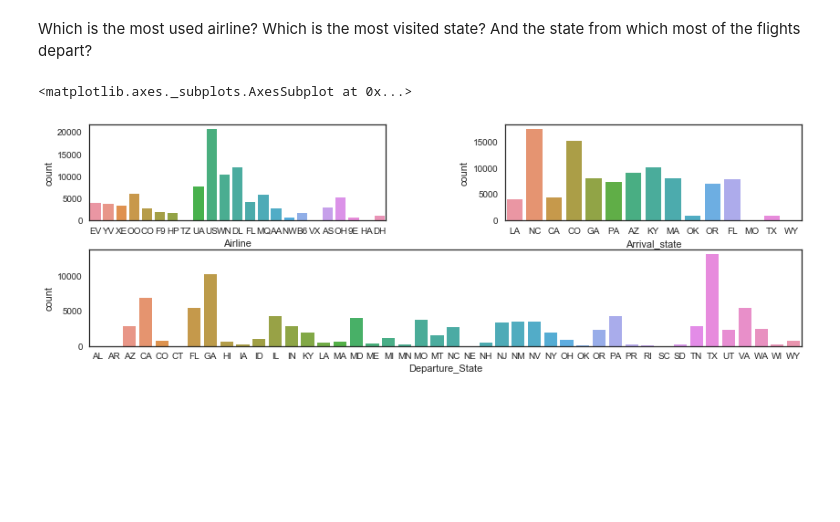
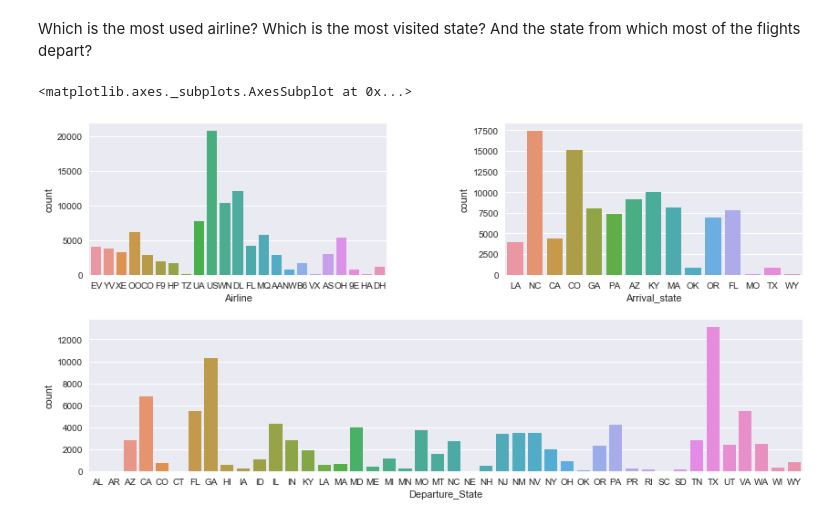
Before and after one commit to alemelis/airplanes, a Jupyter notebook: src/airplanes.ipynb, the cells around one changed output. Drawn from its saved outputs; the diff is of its cells as text; code cells hidden in the pictures; blank space fills up the shorter version.

```diff
--- a/src/airplanes.ipynb
+++ b/src/airplanes.ipynb
@@ -95,3 +99,19 @@ routes = flights.drop_duplicates(subset=["Departure_Airport", "Arrival_airport"]
+# %%
+# datetimes = []
+years = []
+months = []
+days = []
+for date in flights["Date"]:
+    dt = datetime.strptime(date, "%Y-%m-%d")
+#     datetimes.append(dt)
+    years.append(dt.year)
+    months.append(dt.month)
+    days.append(dt.day)
+
+# weather["datetime"] = datetimes
+flights["year"] = years
+flights["month"] = months
+flights["day"] = days
 # %%
 #date to float
 # flights["Date"] = pd.to_datetime(flights["Date"])
@@ -180,17 +189,16 @@ Text(0,0.5,'Delay (minutes)')
 # %% [markdown]
 Which is the most used airline? Which is the most visited state? And the state from which most of the flights depart?
 # %%
+sns.set(font_scale=1)
 f = plt.figure(2, figsize=(14,7))
-grid = plt.GridSpec(3, 2, wspace=0.4, hspace=0.3)
+grid = plt.GridSpec(2, 2, wspace=0.4, hspace=0.3)
 ax1 = plt.subplot(grid[0,0])
 ax2 = plt.subplot(grid[1,0:])
 ax3 = plt.subplot(grid[0,1])
-# ax4 = plt.subplot(grid[2,0:])
 
 sns.countplot(x="Airline", data=flights, ax=ax1)
 sns.countplot(x="Departure_State", data=flights, ax=ax2)
 sns.countplot(x="Arrival_state", data=flights, ax=ax3)
-# sns.countplot(x="Route", data=flights, ax=ax4)
 # %% [output]
 <matplotlib.axes._subplots.AxesSubplot at 0x...>
-[figure, old version]
+[figure, new version]
```
Also changed, not shown: parts of 25 cells of this notebook.
